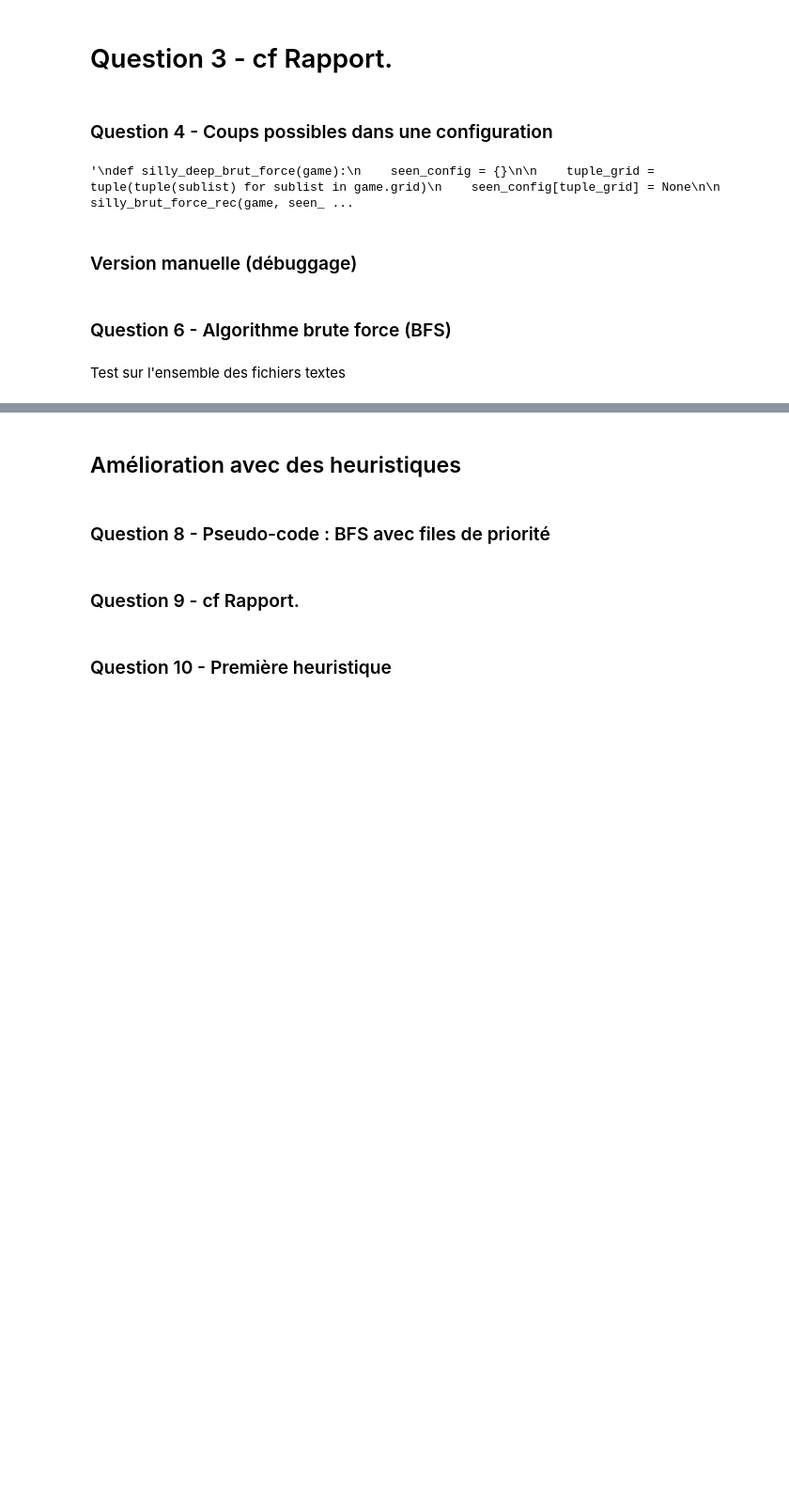
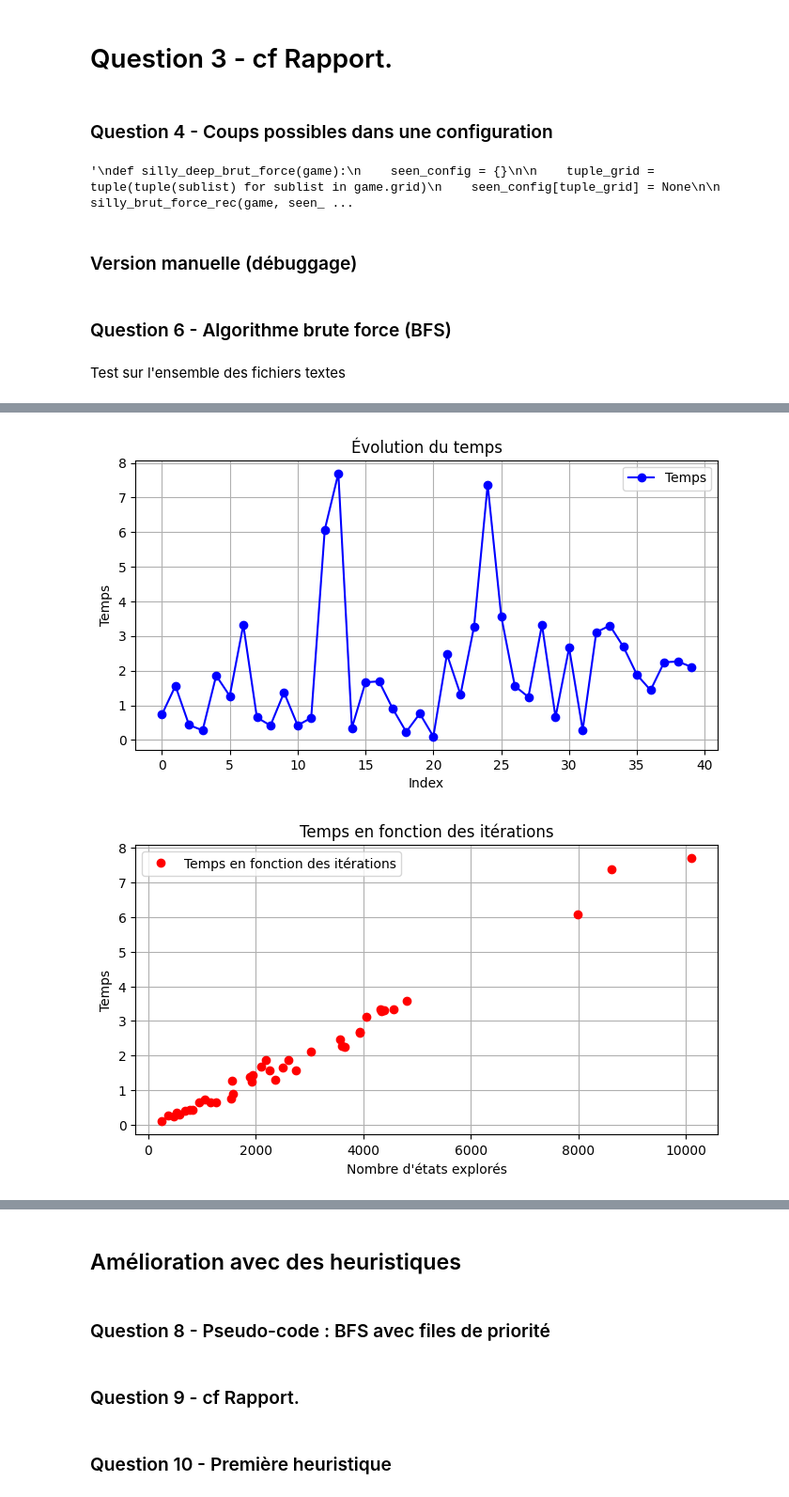
Before and after one commit to romeodelyon69/RushHour, a Jupyter notebook: rushHour.ipynb, the cells around one changed output, grey strips where cells are left out. Shown: that part at 94% size. Cells and saved outputs as stored; diff of their text form; code cells hidden in the pictures; blank space fills up the shorter version.

Commit message:
Add files via upload
ajout de graphique qui peuvent être rajouter dans le rapport également

```diff
--- a/rushHour.ipynb
+++ b/rushHour.ipynb
@@ -458,13 +459,20 @@ def bfs_search(file_path):
     except ValueError as e :
         message, (seen_config, game_instance) = e.args
         print(message)
-        play_solution(reconstruct_solution(game_instance, seen_config), file_path)         #à comenter/décomenter pour afficher ou non les solutions trouvées
+        #play_solution(reconstruct_solution(game_instance, seen_config), file_path)         #à comenter/décomenter pour afficher ou non les solutions trouvées
 
     total_time_solving += (time.time() - temps)
 # %% [markdown]
 Test sur l'ensemble des fichiers textes
 # %%
+list_iterationsBFS = []
+list_timesBFS = []
+
+
 for i in range(1, 41):
+    nb_iteration = 0
+    time_origin = time.time()
+
     if(i < 10):
         extension = '0' + str(i) + '.txt'
     else:
@@ -472,10 +480,12 @@ for i in range(1, 41):
 
     file_path = file_path_rad + extension
     bfs_search(file_path)
+    list_iterationsBFS.append(nb_iteration)
+    list_timesBFS.append(time.time() - time_origin)
     pygame.quit()
 
 print("temps total : ", total_time_solving)
-print("nombre d'itérations sans heuristique : ", nb_iteration)
+print("nombre d'itérations sans heuristique : ", sum(list_iterationsBFS))
 # %% [output]
 a solution has been found
 a solution has been found
@@ -484,0 +507,33 @@ KeyboardInterrupt:
+# %%
+# 1. Tracer list_time seule
+plt.figure(figsize=(8, 4))
+plt.plot(list_timesBFS, marker='o', linestyle='-', color='b', label="Temps")
+plt.xlabel("Index")
+plt.ylabel("Temps")
+plt.title("Évolution du temps")
+plt.legend()
+plt.grid(True)
+plt.show()
+
+# 2. Tracer list_time en fonction de list_iterations
+plt.figure(figsize=(8, 4))
+plt.plot(list_iterationsBFS, list_timesBFS, marker='o', linestyle='', color='r', label="Temps en fonction des itérations")
+plt.xlabel("Nombre d'états explorés")
+plt.ylabel("Temps")
+plt.title("Temps en fonction des itérations")
+plt.legend()
+plt.grid(True)
+plt.show()
+
+# 3. Tracer list_iterations seule
+plt.figure(figsize=(8, 4))
+plt.plot(list_iterationsBFS, marker='o', linestyle='-', color='b', label="Temps")
+plt.xlabel("Nombre d'états explorés")
+plt.ylabel("Temps")
+plt.title("Évolution du nombre d'états explorés")
+plt.legend()
+plt.grid(True)
+plt.show()
+# %% [output]
+[figure, added]
+[figure, added]
```
Also changed, not shown: parts of 11 cells of this notebook.
